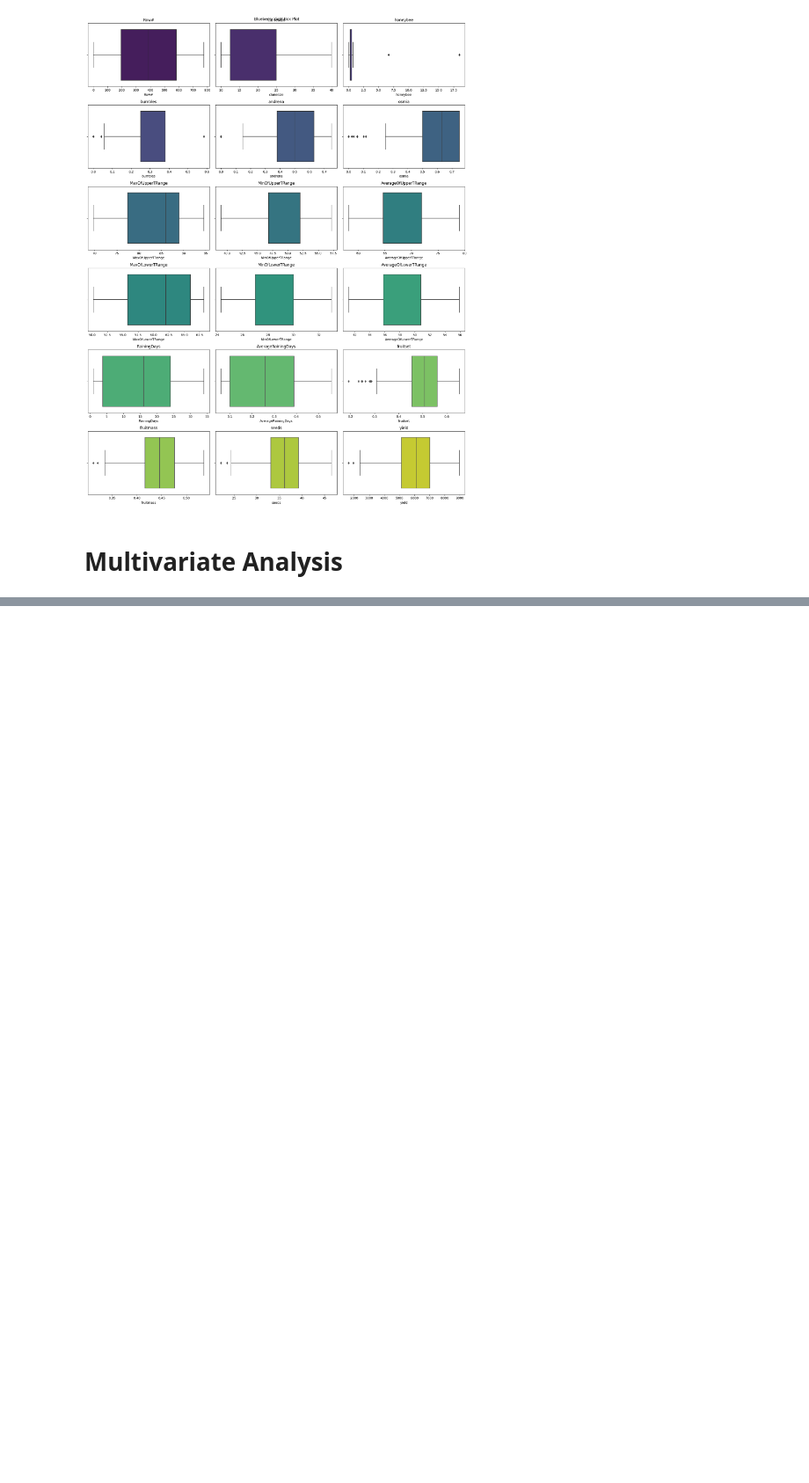
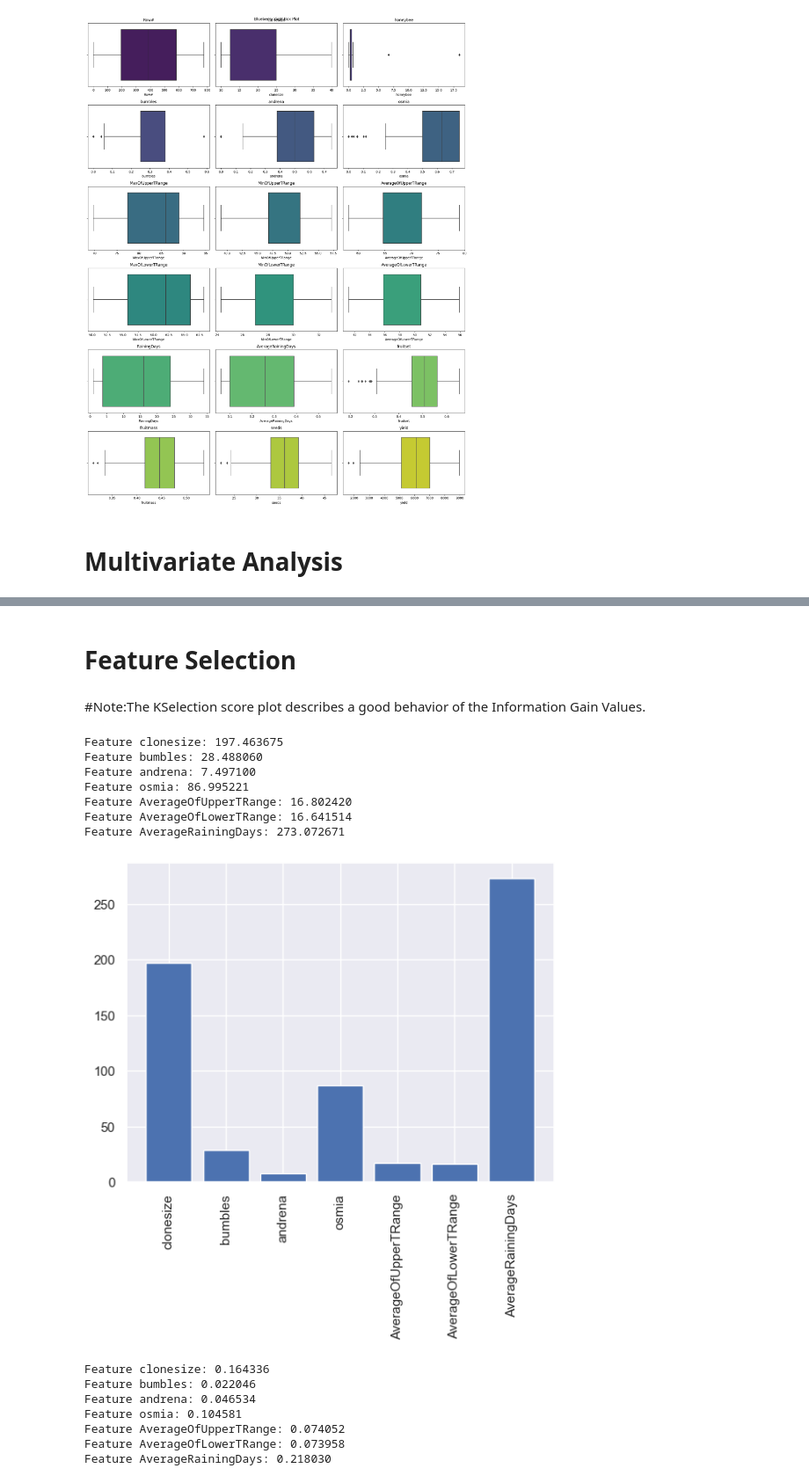
Before and after one commit to tushar2704/Wild_Blueberry_Yield_Prediction, a Jupyter notebook: src/notebooks/Wild Blueberry Yield Prediction.ipynb, the cells around one changed output, grey strips where cells are left out. Shown at 88% size. Saved outputs shown, nothing was run; the diff lists cells and outputs as text; code cells hidden in the pictures; blank space fills up the shorter version.

```diff
--- a/src/notebooks/Wild Blueberry Yield Prediction.ipynb
+++ b/src/notebooks/Wild Blueberry Yield Prediction.ipynb
@@ -252,0 +418,63 @@ plt.show()
+# %% [markdown]
+# Feature Selection
+# %%
+def select_features_corr_based(X_train, y_train, X_test, x="all"):
+    if type(x) == str:
+        fs_corr = SelectKBest(score_func=f_regression, k='all')
+    else:
+        fs_corr = SelectKBest(score_func=f_regression, k = x)
+    fs_corr.fit(X_train, y_train)
+    X_train_fs = fs_corr.transform(X_train)
+    X_test_fs = fs_corr.transform(X_test)
+
+    return X_train_fs, X_test_fs, fs_corr
+
+def select_features_infogain_based(X_train, y_train, X_test, x="all"):
+    if type(x) == str:
+        fs_info = SelectKBest(score_func=mutual_info_regression, k='all')
+    else:
+        fs_info = SelectKBest(score_func=mutual_info_regression, k=x)
+    fs_info.fit(X_train, y_train)
+    X_train_fs = fs_info.transform(X_train)
+    X_test_fs = fs_info.transform(X_test)
+
+    return X_train_fs, X_test_fs, fs_info
+# %%
+#Setting X,y and train and test variables and feature selection
+X = bbry_data_process.drop(["yield"], axis=1)
+y = bbry_data_process['yield']
+
+X_train, X_test, y_train, y_test = train_test_split(X, y, test_size=0.33, random_state=1)
+
+X_train_fs_corr, X_test_fs_corr, fs_corr = select_features_corr_based(X_train, y_train, X_test)
+X_train_fs_info, X_test_fs_info, fs_info = select_features_infogain_based(X_train, y_train, X_test)
+# %% [markdown]
+#Note:The KSelection score plot describes a good behavior of the Information Gain Values.
+# %%
+def fs_score_plot(fs_func):
+
+    for i in range(len(fs_func.get_feature_names_out())):
+        print('Feature %s: %f' % (fs_func.get_feature_names_out()[i], fs_func.scores_[i]))
+    # plot the scores
+    plt.bar(fs_func.get_feature_names_out(), fs_func.scores_)
+    plt.xticks(rotation=90)
+    plt.show()
+
+fs_score_plot(fs_corr)
+fs_score_plot(fs_info)
+# %% [output]
+Feature clonesize: 197.463675
+Feature bumbles: 28.488060
+Feature andrena: 7.497100
+Feature osmia: 86.995221
+Feature AverageOfUpperTRange: 16.802420
+Feature AverageOfLowerTRange: 16.641514
+Feature AverageRainingDays: 273.072671
+[figure, added]
+Feature clonesize: 0.164336
+Feature bumbles: 0.022046
+Feature andrena: 0.046534
+Feature osmia: 0.104581
+Feature AverageOfUpperTRange: 0.074052
+Feature AverageOfLowerTRange: 0.073958
+Feature AverageRainingDays: 0.218030
```
Also changed, not shown: parts of 29 cells of this notebook, 2 other files.
